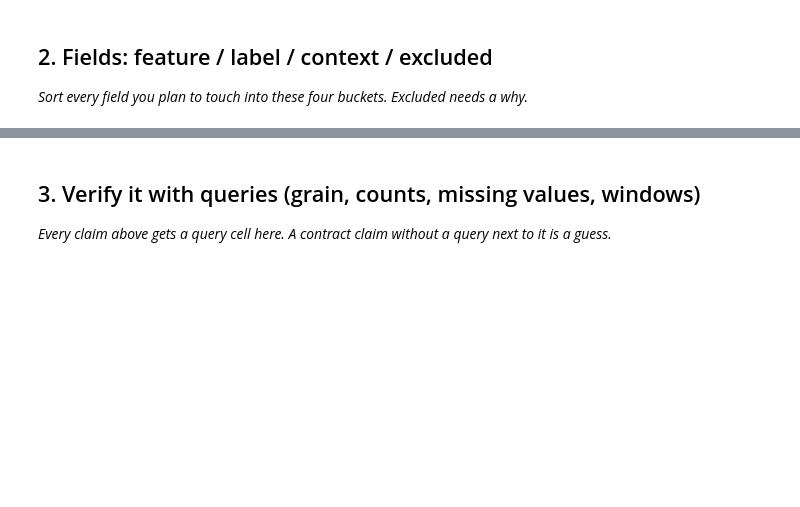
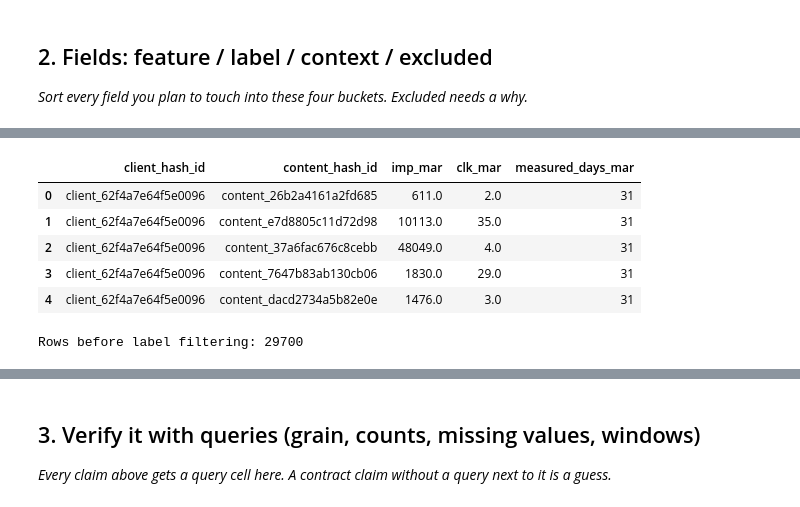
Before and after one commit to aijaz-khalique/flyrank-machine-learning-internship, a Jupyter notebook: work/notebooks/w03_data_contract.ipynb, the cells around one changed output, grey strips where cells are left out. Saved outputs shown, nothing was run; the diff lists cells and outputs as text; code cells hidden in the pictures; blank space fills up the shorter version.

```diff
--- a/work/notebooks/w03_data_contract.ipynb
+++ b/work/notebooks/w03_data_contract.ipynb
@@ -40,0 +319,42 @@ Excluded: content_id and client_id are excluded because they are identifiers. I
+# %%
+march_label = con.sql(f"""
+SELECT
+    client_hash_id,
+    content_hash_id,
+
+    SUM(gsc_impressions) AS imp_mar,
+
+    SUM(gsc_clicks) AS clk_mar,
+
+    COUNT(*) FILTER (
+        WHERE gsc_data_available = TRUE
+    ) AS measured_days_mar
+
+FROM {MAR}
+
+GROUP BY
+    client_hash_id,
+    content_hash_id
+""").df()
+
+march_label.head()
+# %% [output]
+|  | client_hash_id | content_hash_id | imp_mar | clk_mar | measured_days_mar |
+| 0 | client_62f4a7e64f5e0096 | content_26b2a4161a2fd685 | 611.0 | 2.0 | 31 |
+| 1 | client_62f4a7e64f5e0096 | content_e7d8805c11d72d98 | 10113.0 | 35.0 | 31 |
+| 2 | client_62f4a7e64f5e0096 | content_37a6fac676c8cebb | 48049.0 | 4.0 | 31 |
+| 3 | client_62f4a7e64f5e0096 | content_7647b83ab130cb06 | 1830.0 | 29.0 | 31 |
+| 4 | client_62f4a7e64f5e0096 | content_dacd2734a5b82e0e | 1476.0 | 3.0 | 31 |
+# %%
+frame = feature_frame.merge(
+    march_label,
+    on=[
+        "client_hash_id",
+        "content_hash_id"
+    ],
+    how="left"
+)
+
+print("Rows before label filtering:", len(frame))
+# %% [output]
+Rows before label filtering: 29700
```
Also changed, not shown: parts of 32 cells of this notebook, 4 other files.
